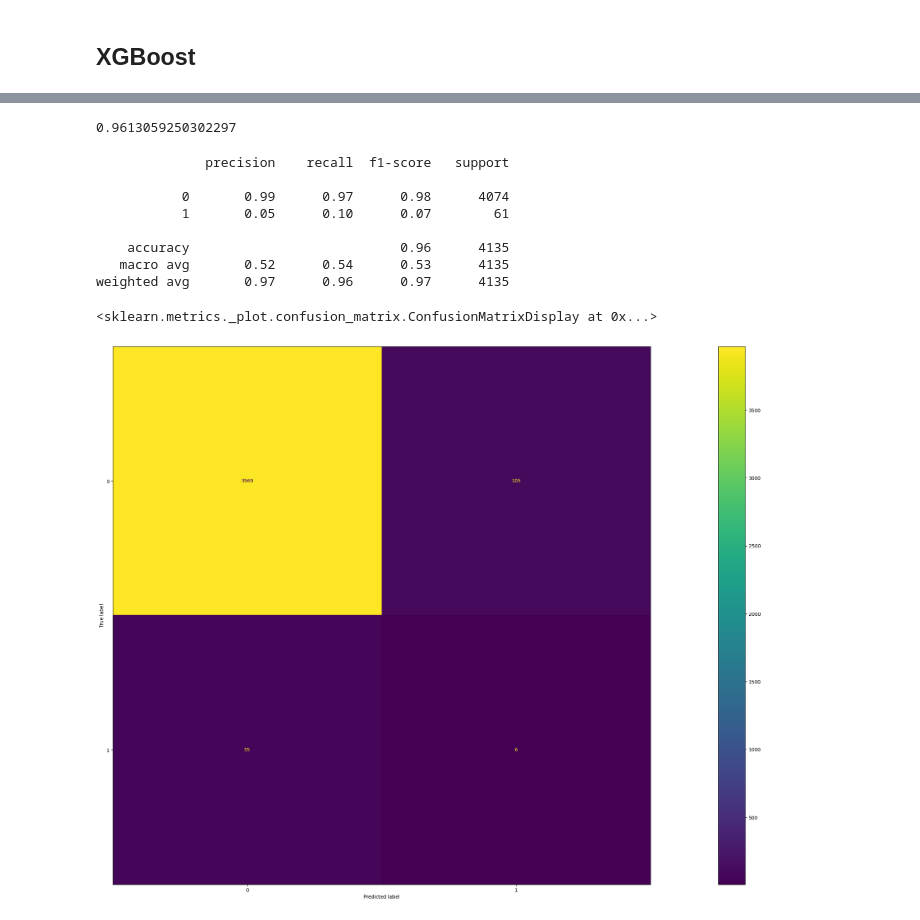
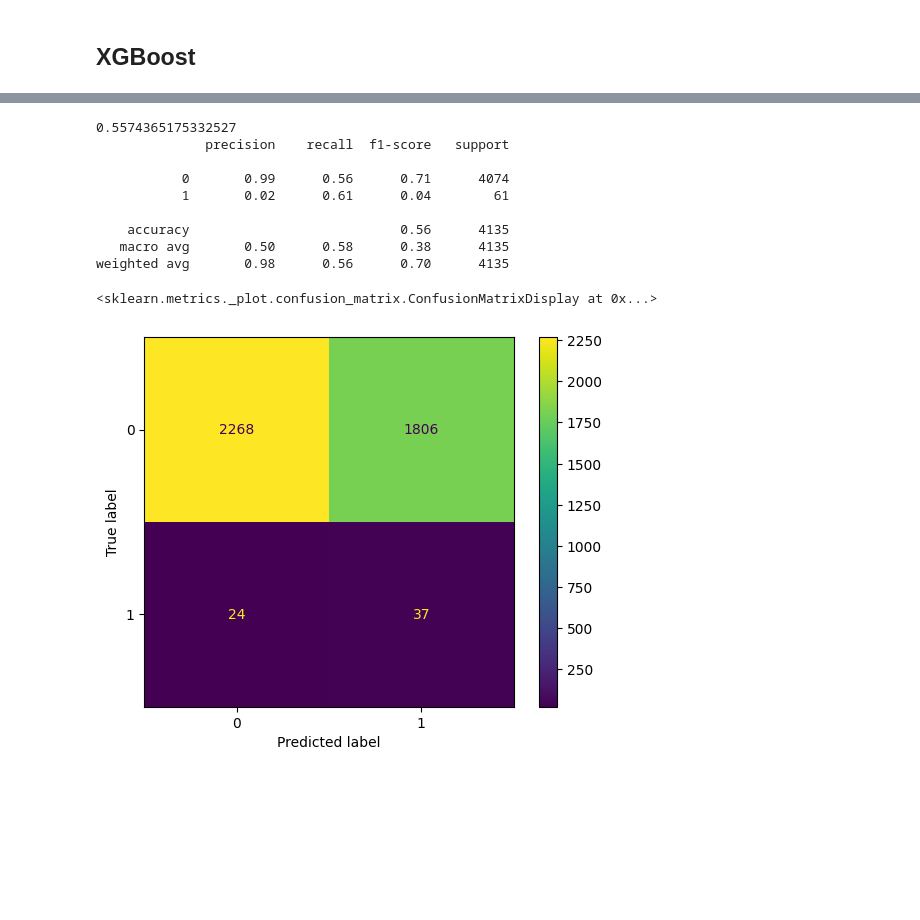
Before and after one commit to danihga/Jovia, a Jupyter notebook: Catholic Health/ClassificationXGBoost.ipynb, the cells around one changed output, grey strips where cells are left out. Saved outputs shown, nothing was run; the diff lists cells and outputs as text; code cells hidden in the pictures; blank space fills up the shorter version.

```diff
--- a/Catholic Health/ClassificationXGBoost.ipynb
+++ b/Catholic Health/ClassificationXGBoost.ipynb
@@ -170,24 +132,32 @@ XGBClassifier(base_score=None, booster=None, callbacks=None,
-# %%
-y_pred = xgb.predict(X_test)
-
-print(accuracy_score(y_test,y_pred))
-# %% [output]
-0.9613059250302297
 # %%
+xgb = xgboost.XGBClassifier(
+    scale_pos_weight=50,
+    min_child_weight= 7,
+    max_depth= 4,
+    learning_rate= 0.3,
+    gamma= 0.4,
+    colsample_bytree= 0.4
+ )
+xgb.fit(X_smt_train,y_smt_train)
+
+y_pred = xgb.predict(X_test)
+
+print(accuracy_score(y_test,y_pred))
 from sklearn.metrics import classification_report, confusion_matrix, ConfusionMatrixDisplay
 
 print(classification_report(y_test, y_pred))
 cm = confusion_matrix(y_test, y_pred)
 dist= ConfusionMatrixDisplay(cm)
 dist.plot()
 # %% [output]
+0.5574365175332527
               precision    recall  f1-score   support
 
-           0       0.99      0.97      0.98      4074
-           1       0.05      0.10      0.07        61
+           0       0.99      0.56      0.71      4074
+           1       0.02      0.61      0.04        61
 
-    accuracy                           0.96      4135
-   macro avg       0.52      0.54      0.53      4135
-weighted avg       0.97      0.96      0.97      4135
+    accuracy                           0.56      4135
+   macro avg       0.50      0.58      0.38      4135
+weighted avg       0.98      0.56      0.70      4135
 <sklearn.metrics._plot.confusion_matrix.ConfusionMatrixDisplay at 0x...>
-[figure, old version]
+[figure, new version]
```
Also changed, not shown: parts of 7 cells of this notebook, 1 other file.
